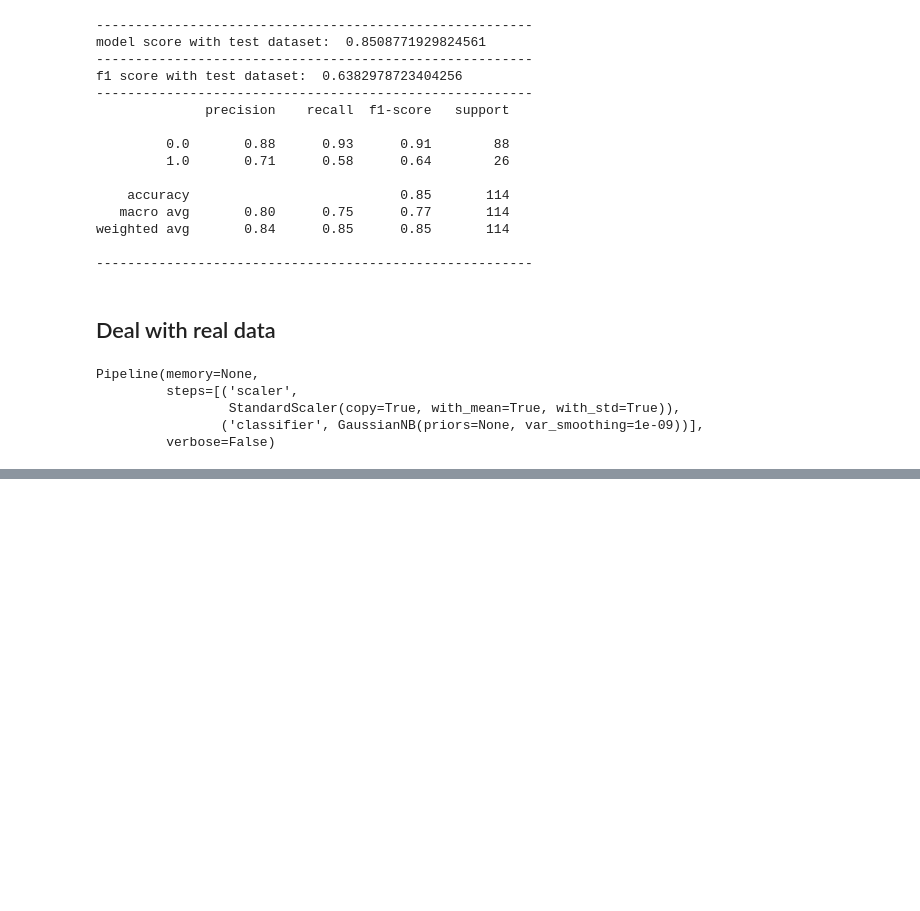
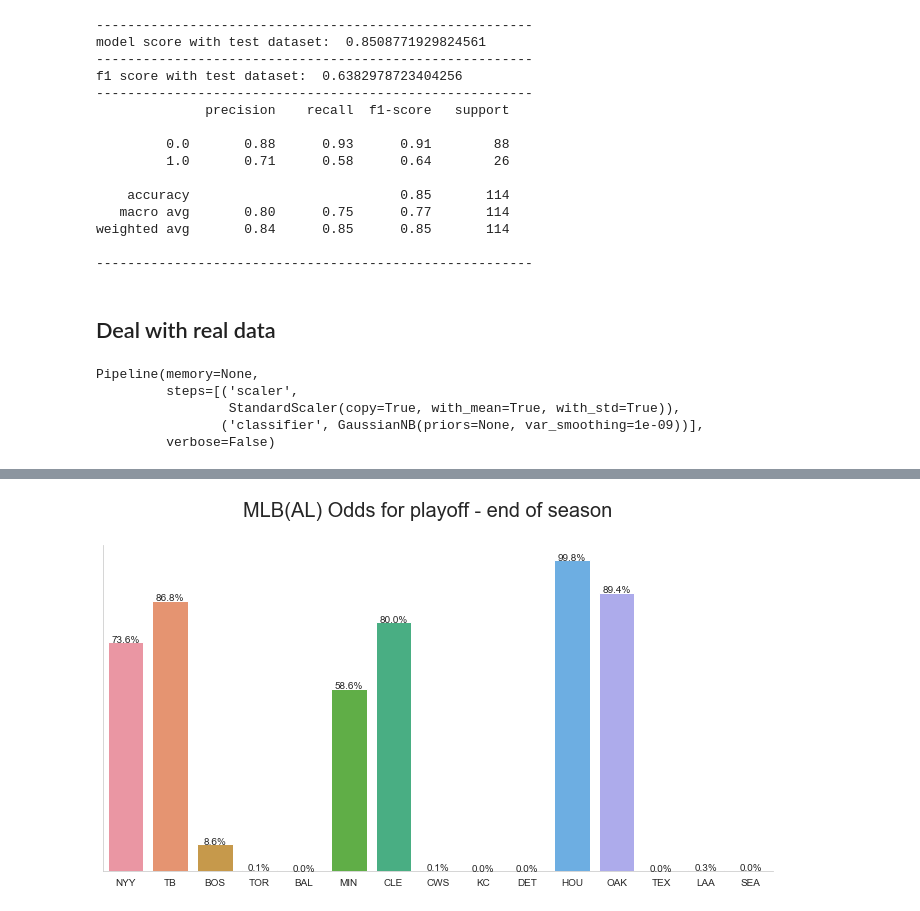
Before and after one commit to Teosoft7/predict_mlb, a Jupyter notebook: predict_MLB.ipynb, the cells around one changed output, grey strips where cells are left out. Drawn from its saved outputs; the diff is of its cells as text; code cells hidden in the pictures; blank space fills up the shorter version.

Commit message:
add model evaluation with end of season data

```diff
--- a/predict_MLB.ipynb
+++ b/predict_MLB.ipynb
@@ -1109,0 +1130,30 @@ draw_bar_chart(nl_predicts, 'MLB(NL) Odds for playoff - 9/2')
+# %%
+# stat of AL at end of 2019
+stat_AL_2019 = {
+    # EAST
+    'NYY': [0, .267, .829, 4.31, 1.30, .982, .692],
+    'TB':  [0, .254, .757, 3.65, 1.17, .985, .696],
+    'BOS': [0, .269, .806, 4.70, 1.38, .985, .676],
+    'TOR': [0, .236, .733, 4.79, 1.43, .984, .687],
+    'BAL': [0, .246, .725, 5.59, 1.46, .982, .692],
+
+    # CENTRAL
+    'MIN': [0, .270, .832, 4.18, 1.30, .981, .677],
+    'CLE': [0, .250, .756, 3.76, 1.22, .985, .698],
+    'CWS': [0, .261, .728, 4.90, 1.43, .980, .682],
+    'KC':  [0, .247, .710, 5.20, 1.48, .988, .680],
+    'DET': [0, .240, .682, 5.24, 1.46, .981, .670],
+
+    # WEST
+    'HOU': [0, .274, .848, 3.66, 1.13, .988, .721],
+    'OAK': [0, .249, .776, 3.97, 1.24, .987, .711],
+    'TEX': [0, .248, .750, 5.06, 1.46, .982, .677],
+    'LAA': [0, .247, .746, 5.12, 1.38, .984, .699],
+    'SEA': [0, .237, .740, 4.99, 1.38, .978, .693],
+}
+# %%
+al_predicts = {}
+for team, value in stat_AL_2019.items():
+    proba = gnb_pp.predict_proba([value])[0][1]*100
+    al_predicts[team] = proba
+    print(f'{team} :  {proba:.3}%')
@@ -1109,0 +1176,4 @@ draw_bar_chart(nl_predicts, 'MLB(NL) Odds for playoff - 9/2')
+# %%
+draw_bar_chart(al_predicts, 'MLB(AL) Odds for playoff - end of season')
+# %% [output]
+[figure, added]
```
Also changed, not shown: parts of 11 cells of this notebook, 1 other file.
